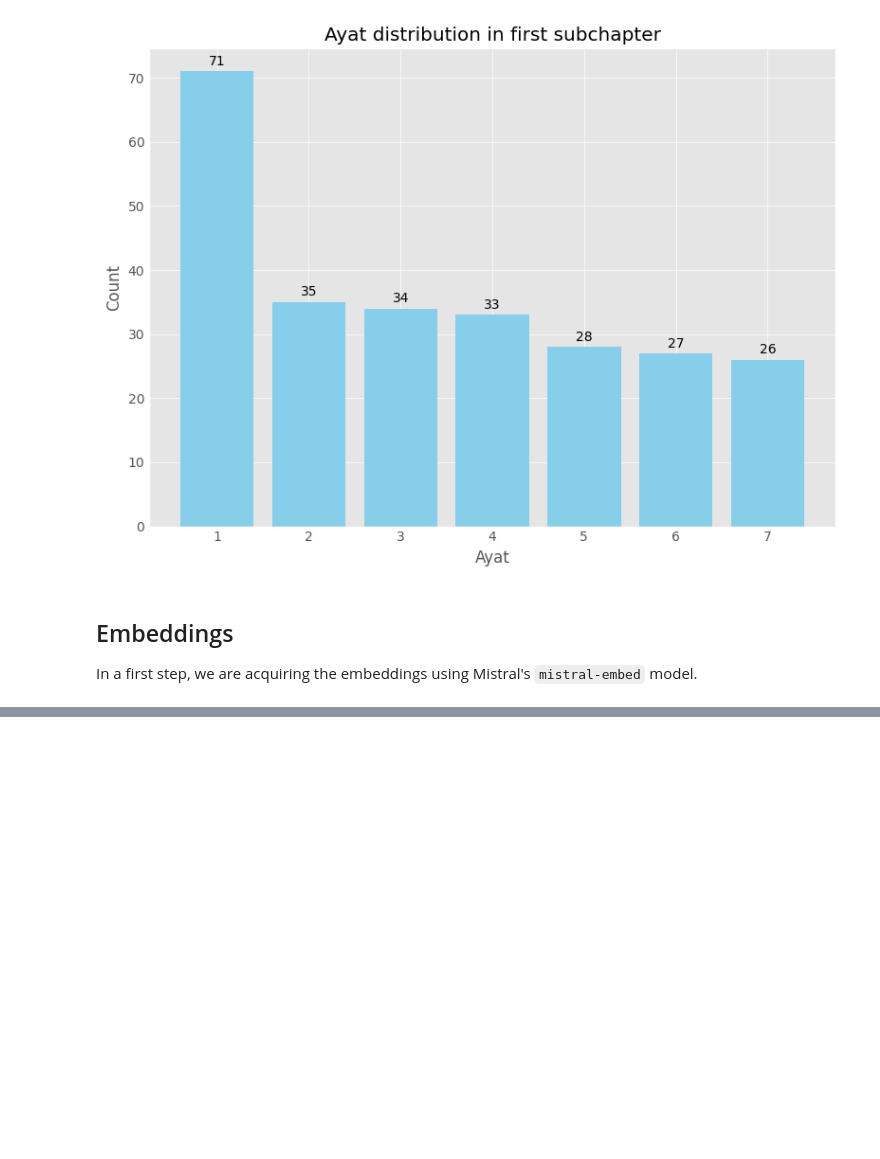
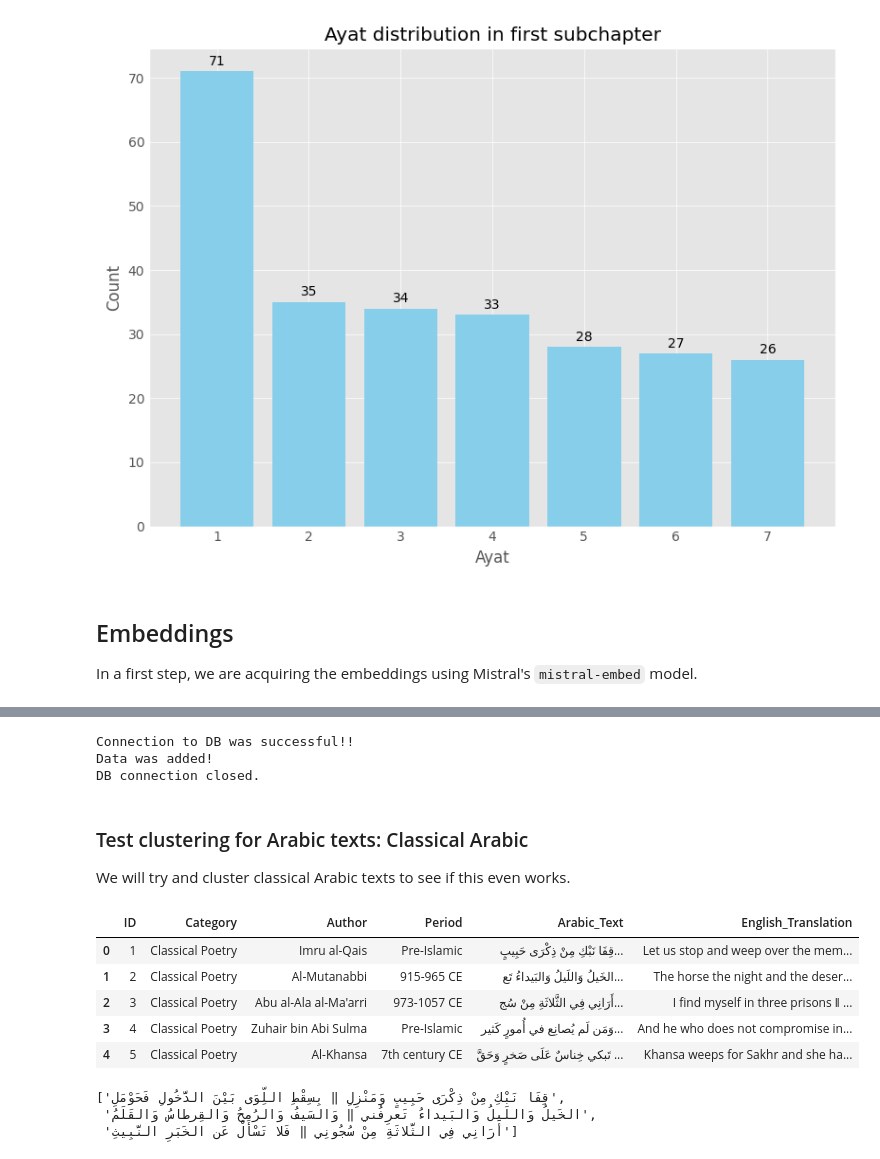
Before and after one commit to thomjur/a01-clustering-sc1-1, a Jupyter notebook: Clustering.ipynb, the cells around one changed output, grey strips where cells are left out. Cells and saved outputs as stored; diff of their text form; code cells hidden in the pictures; blank space fills up the shorter version.

Commit message:
embeddings and test data

```diff
--- a/Clustering.ipynb
+++ b/Clustering.ipynb
@@ -157,0 +335,55 @@ In a first step, we are acquiring the embeddings using Mistral's `mistral-embed`
+# %%
+# Add embeddings to database
+db_test_params = {
+    "host": "localhost",
+    "port": "5432",
+    "database": os.getenv("DB_NAME"),
+    "user": os.getenv("DB_USERNAME"),
+    "password": os.getenv("DB_PASSWORD")
+}
+
+try:
+    conn = psycopg2.connect(**db_test_params)
+    cursor = conn.cursor()
+    print("Connection to DB was successful!!")
+
+    for idx, row in df_test.iterrows():
+        cursor.execute("""
+            INSERT INTO embedding.test_embeddings (id, embedding, category, translation)
+            VALUES (%s, %s, %s, %s)
+        """, (idx, embeddings_test[idx], row["category"], row["translation"]))
+
+        # Änderungen bestätigen
+        conn.commit()
+    print("Data was added!")
+
+except Exception as e:
+    print(f"Error: {e}")
+    if conn:
+        conn.rollback()
+finally:
+    # Close connection
+    if cursor:
+        cursor.close()
+    if conn:
+        conn.close()
+    print("DB connection closed.")
+# %% [output]
+Connection to DB was successful!!
+Data was added!
+DB connection closed.
+# %% [markdown]
+### Test clustering for Arabic texts: Classical Arabic
+We will try and cluster classical Arabic texts to see if this even works.
+# %%
+# Loading test data
+df_test = pd.read_csv("classical-arabic-testdata.csv")
+# %%
+df_test.head()
+# %% [output]
+|  | ID | Category | Author | Period | Arabic_Text | English_Translation |
+| 0 | 1 | Classical Poetry | Imru al-Qais | Pre-Islamic | قِفَا نَبْكِ مِنْ ذِكْرَى حَبِيبٍ... | Let us stop and weep over the mem... |
+| 1 | 2 | Classical Poetry | Al-Mutanabbi | 915-965 CE | الخَيلُ وَاللَيلُ وَالبَيداءُ تَع... | The horse the night and the deser... |
+| 2 | 3 | Classical Poetry | Abu al-Ala al-Ma'arri | 973-1057 CE | أَرَانِي فِي الثَّلاثَةِ مِنْ سُج... | I find myself in three prisons ‖ ... |
+| 3 | 4 | Classical Poetry | Zuhair bin Abi Sulma | Pre-Islamic | وَمَن لَم يُصانِع في أُمورٍ كَثير... | And he who does not compromise in... |
+| 4 | 5 | Classical Poetry | Al-Khansa | 7th century CE | تَبكي خِناسٌ عَلَى صَخرٍ وَحَقَّ ... | Khansa weeps for Sakhr and she ha... |
@@ -157,0 +392,6 @@ In a first step, we are acquiring the embeddings using Mistral's `mistral-embed`
+# %%
+text_list[:3]
+# %% [output]
+['قِفَا نَبْكِ مِنْ ذِكْرَى حَبِيبٍ وَمَنْزِلِ ‖ بِسِقْطِ اللِّوَى بَيْنَ الدَّخُولِ فَحَوْمَلِ',
+ 'الخَيلُ وَاللَيلُ وَالبَيداءُ تَعرِفُني ‖ وَالسَيفُ وَالرُمحُ وَالقِرطاسُ وَالقَلَمُ',
+ 'أَرَانِي فِي الثَّلاثَةِ مِنْ سُجُونِي ‖ فَلا تَسْأَلْ عَن الخَبَرِ النَّبِيثِ']
```
Also changed, not shown: parts of 22 cells of this notebook, 4 other files.
